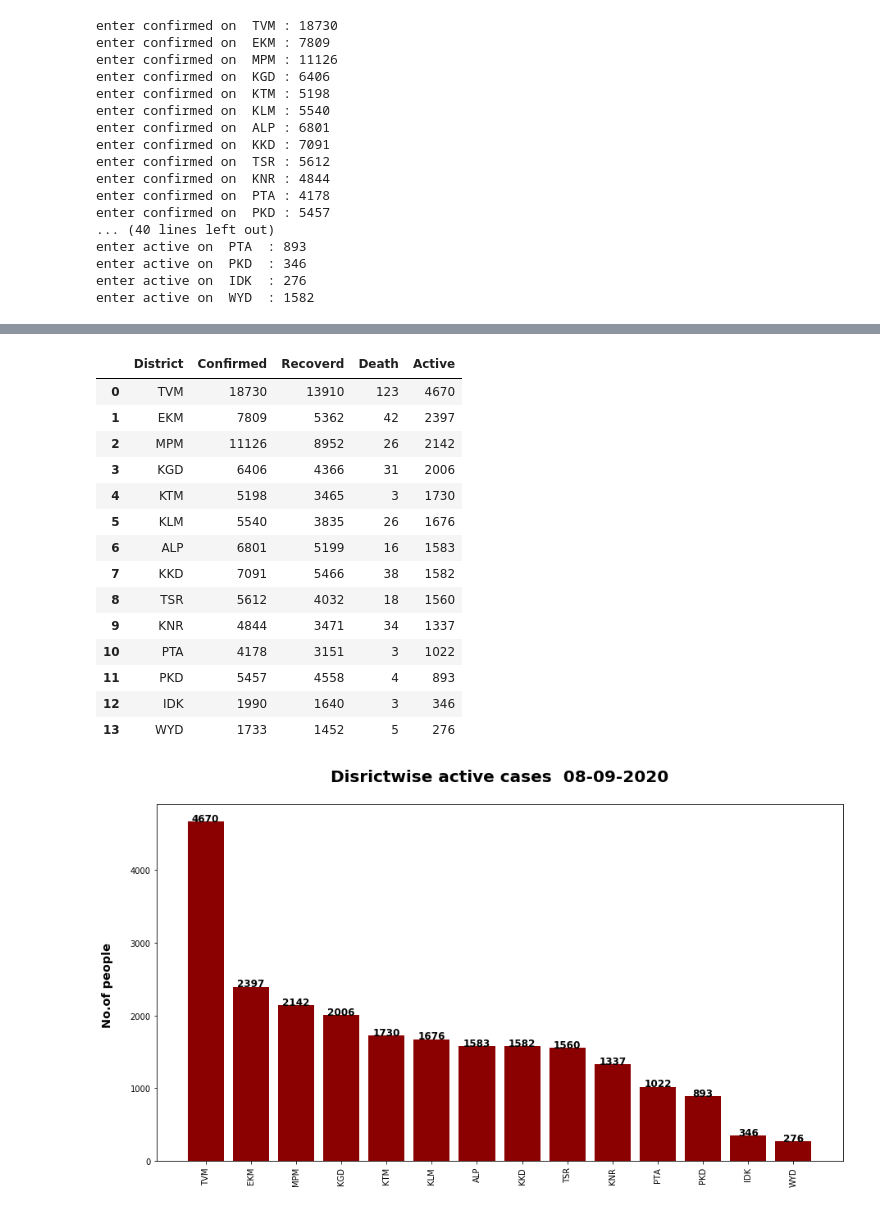
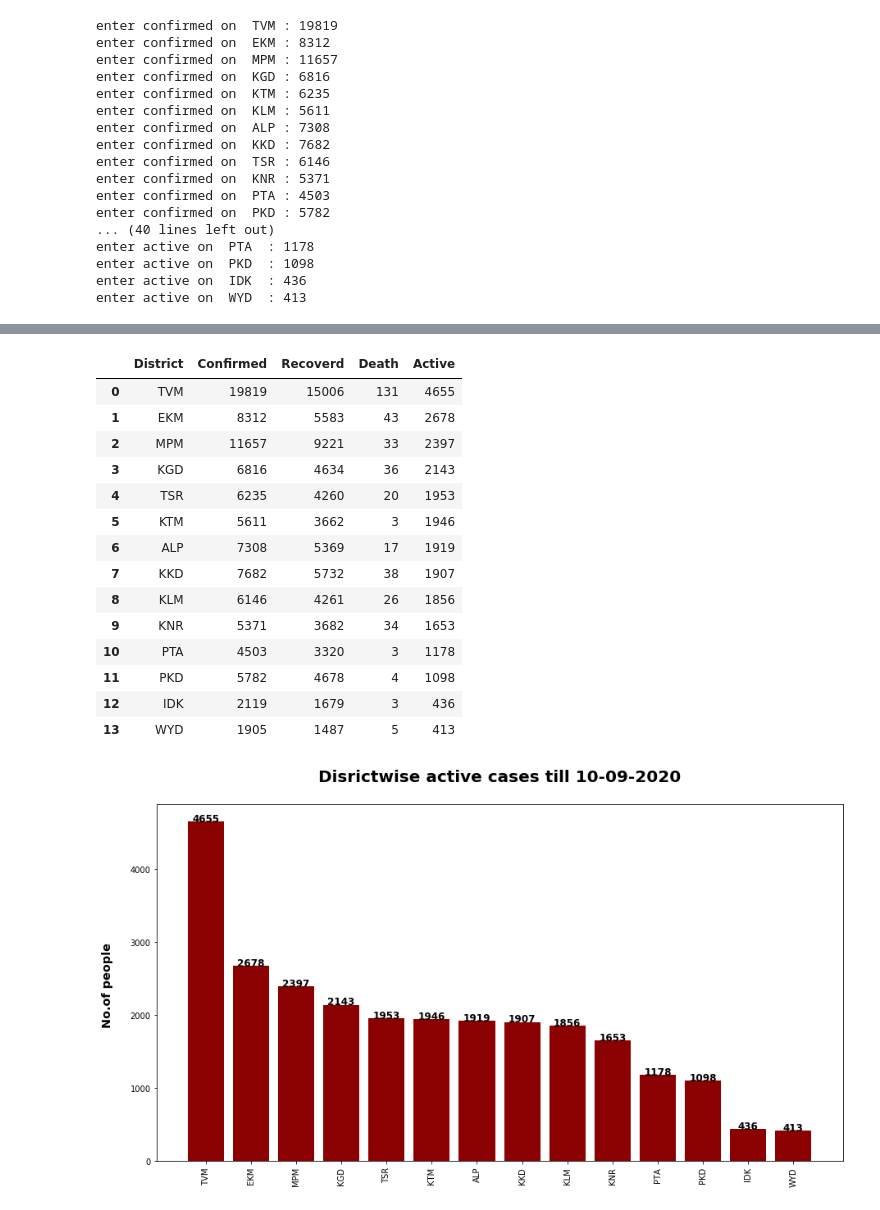
Before and after one commit to shaheennamboori/CovidData_From_Aug04, a Jupyter notebook: Analysis_Districtwise/Districtwise.ipynb, the cells around one changed output, grey strips where cells are left out. Cells and saved outputs as stored; diff of their text form; code cells hidden in the pictures.

```diff
--- a/Analysis_Districtwise/Districtwise.ipynb
+++ b/Analysis_Districtwise/Districtwise.ipynb
@@ -3,7 +3,7 @@ import pandas as pd
 import numpy as np
 import matplotlib.pyplot as plt
 # %%
-dist = ['TVM','EKM','MPM','KGD','KTM','KLM','ALP','KKD','TSR','KNR','PTA','PKD','IDK','WYD']
+dist = ['TVM','EKM','MPM','KGD','TSR','KTM','ALP','KKD','KLM','KNR','PTA','PKD','IDK','WYD']
 # %%
 date = (input('enter date dd-mm-yy : '))
 # %% [output]
@@ -26,23 +26,23 @@ for i in range(14):
     a = int(input('enter active on  {0}  : '.format(dist[i])))
     active.append(a)
 # %% [output]
-enter confirmed on  TVM : 18730
-enter confirmed on  EKM : 7809
-enter confirmed on  MPM : 11126
-enter confirmed on  KGD : 6406
-enter confirmed on  KTM : 5198
-enter confirmed on  KLM : 5540
-enter confirmed on  ALP : 6801
-enter confirmed on  KKD : 7091
-enter confirmed on  TSR : 5612
-enter confirmed on  KNR : 4844
-enter confirmed on  PTA : 4178
-enter confirmed on  PKD : 5457
+enter confirmed on  TVM : 19819
+enter confirmed on  EKM : 8312
+enter confirmed on  MPM : 11657
+enter confirmed on  KGD : 6816
+enter confirmed on  KTM : 6235
+enter confirmed on  KLM : 5611
+enter confirmed on  ALP : 7308
+enter confirmed on  KKD : 7682
+enter confirmed on  TSR : 6146
+enter confirmed on  KNR : 5371
+enter confirmed on  PTA : 4503
+enter confirmed on  PKD : 5782
 ... (40 lines left out)
-enter active on  PTA  : 893
-enter active on  PKD  : 346
-enter active on  IDK  : 276
-enter active on  WYD  : 1582
+enter active on  PTA  : 1178
+enter active on  PKD  : 1098
+enter active on  IDK  : 436
+enter active on  WYD  : 413
 # %%
 active[13] = 276
 # %%
@@ -76,18 +76,18 @@ sample_df['Active'] = active
 sample_df
 # %% [output]
 |  | District | Confirmed | Recoverd | Death | Active |
-| 0 | TVM | 18730 | 13910 | 123 | 4670 |
-| 1 | EKM | 7809 | 5362 | 42 | 2397 |
-| 2 | MPM | 11126 | 8952 | 26 | 2142 |
-| 3 | KGD | 6406 | 4366 | 31 | 2006 |
-| 4 | KTM | 5198 | 3465 | 3 | 1730 |
-| 5 | KLM | 5540 | 3835 | 26 | 1676 |
-| 6 | ALP | 6801 | 5199 | 16 | 1583 |
-| 7 | KKD | 7091 | 5466 | 38 | 1582 |
-| 8 | TSR | 5612 | 4032 | 18 | 1560 |
-| 9 | KNR | 4844 | 3471 | 34 | 1337 |
-| 10 | PTA | 4178 | 3151 | 3 | 1022 |
-| 11 | PKD | 5457 | 4558 | 4 | 893 |
-| 12 | IDK | 1990 | 1640 | 3 | 346 |
-| 13 | WYD | 1733 | 1452 | 5 | 276 |
+| 0 | TVM | 19819 | 15006 | 131 | 4655 |
+| 1 | EKM | 8312 | 5583 | 43 | 2678 |
+| 2 | MPM | 11657 | 9221 | 33 | 2397 |
+| 3 | KGD | 6816 | 4634 | 36 | 2143 |
+| 4 | TSR | 6235 | 4260 | 20 | 1953 |
+| 5 | KTM | 5611 | 3662 | 3 | 1946 |
+| 6 | ALP | 7308 | 5369 | 17 | 1919 |
+| 7 | KKD | 7682 | 5732 | 38 | 1907 |
+| 8 | KLM | 6146 | 4261 | 26 | 1856 |
+| 9 | KNR | 5371 | 3682 | 34 | 1653 |
+| 10 | PTA | 4503 | 3320 | 3 | 1178 |
+| 11 | PKD | 5782 | 4678 | 4 | 1098 |
+| 12 | IDK | 2119 | 1679 | 3 | 436 |
+| 13 | WYD | 1905 | 1487 | 5 | 413 |
 # %%
@@ -96,26 +96,26 @@ sample_df.to_csv(file_path)
 # %%
 fig,ax= plt.subplots(figsize=(15,8))
 #plt.grid(True)
 bars = ax.bar(sample_df['District'],sample_df['Active'],color='darkred')
 
 plt.xticks(rotation = 90)
-plt.title('Disrictwise active cases  {0}\n'.format(date),fontsize=20,weight='bold')
+plt.title('Disrictwise active cases till {0}\n'.format(date),fontsize=20,weight='bold')
 plt.ylabel('No.of people \n',fontsize='x-large',weight='bold')
 plt.xlabel('\n',fontsize='x-large',weight='bold')
 for bar in bars:
     ax.text(
         bar.get_x()+bar.get_width() /2,
         bar.get_height(),
         round(bar.get_height()),
         horizontalalignment='center',
         weight = 'bold',
         fontsize=12
     )
 
 
 fig.savefig('reports/covid_case_study/active_cases.png')
 # %% [output]
-[figure, old version]
+[figure, new version]
 # %%
 fig,ax= plt.subplots(figsize=(15,8))
 #plt.grid(True)
```
Also changed, not shown: parts of 7 cells of this notebook, 21 other files.
